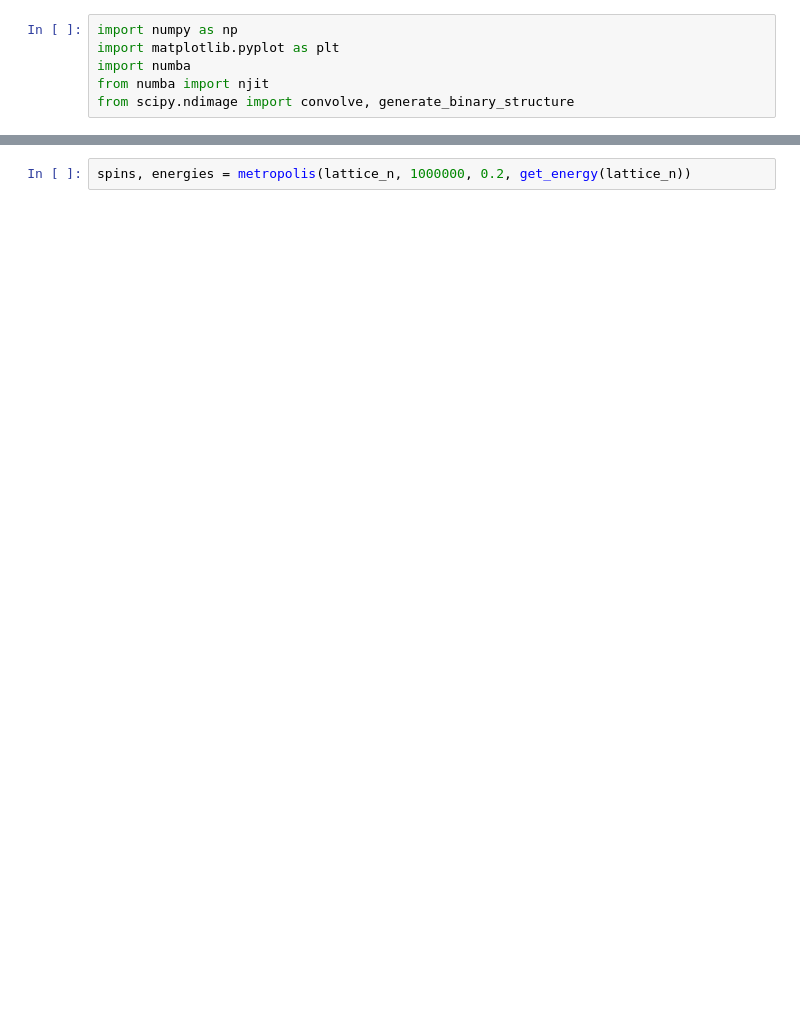
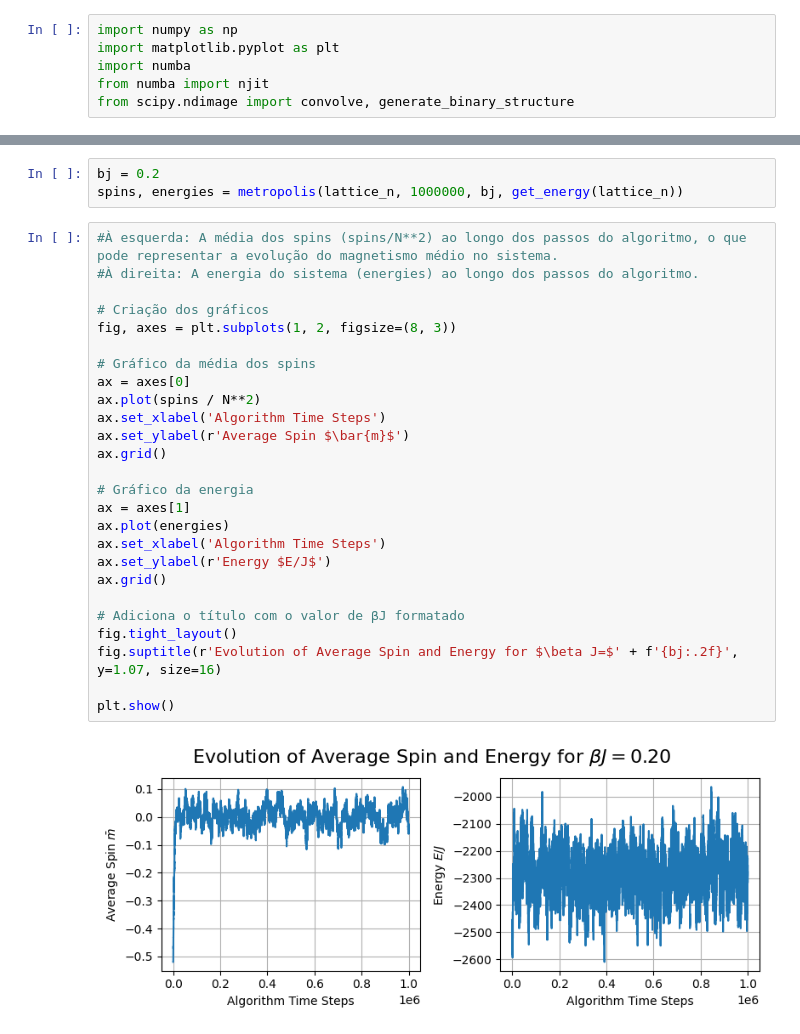
Before and after one commit to matheusmeteoro/saturn, a Jupyter notebook: modelodeising/isingmodel.ipynb, the cells around one changed output, grey strips where cells are left out. Drawn from its saved outputs; the diff is of its cells as text; blank space fills up the shorter version.

```diff
--- a/modelodeising/isingmodel.ipynb
+++ b/modelodeising/isingmodel.ipynb
@@ -126,5 +124,34 @@ def metropolis(spin_arr, times, BJ, energy):
 
     return net_spins, net_energy
 # %%
-spins, energies = metropolis(lattice_n, 1000000, 0.2, get_energy(lattice_n))
+bj = 0.2
+spins, energies = metropolis(lattice_n, 1000000, bj, get_energy(lattice_n))
+# %%
+#À esquerda: A média dos spins (spins/N**2) ao longo dos passos do algoritmo, o que pode representar a evolução do magnetismo médio no sistema.
+#À direita: A energia do sistema (energies) ao longo dos passos do algoritmo.
+
+# Criação dos gráficos
+fig, axes = plt.subplots(1, 2, figsize=(8, 3))
+
+# Gráfico da média dos spins
+ax = axes[0]
+ax.plot(spins / N**2)
+ax.set_xlabel('Algorithm Time Steps')
+ax.set_ylabel(r'Average Spin $\bar{m}$')
+ax.grid()
+
+# Gráfico da energia
+ax = axes[1]
+ax.plot(energies)
+ax.set_xlabel('Algorithm Time Steps')
+ax.set_ylabel(r'Energy $E/J$')
+ax.grid()
+
+# Adiciona o título com o valor de βJ formatado
+fig.tight_layout()
+fig.suptitle(r'Evolution of Average Spin and Energy for $\beta J=$' + f'{bj:.2f}', y=1.07, size=16)
+
+plt.show()
+# %% [output]
+[figure, added]
 # %%
```
Also changed, not shown: parts of 19 cells of this notebook, 3 other files.
